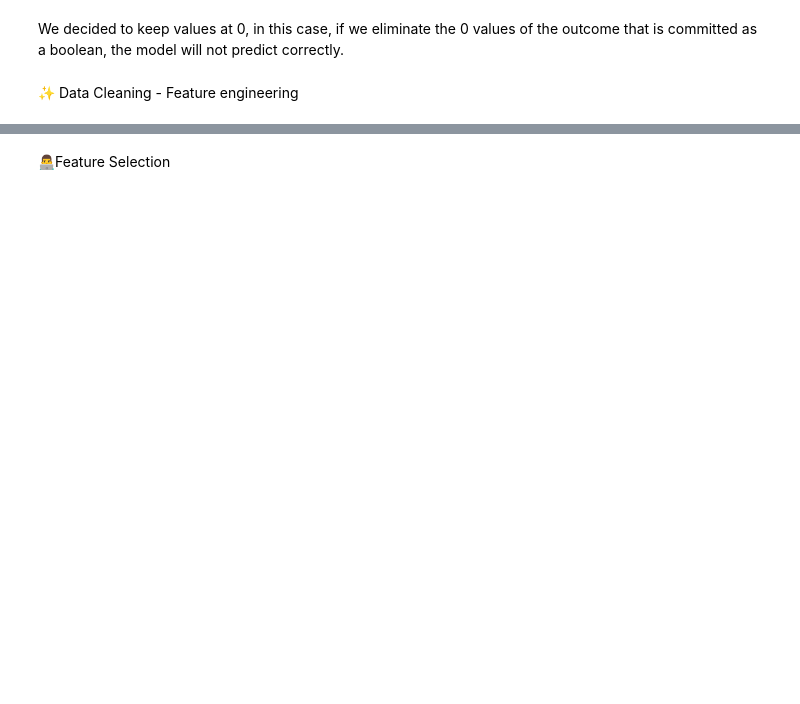
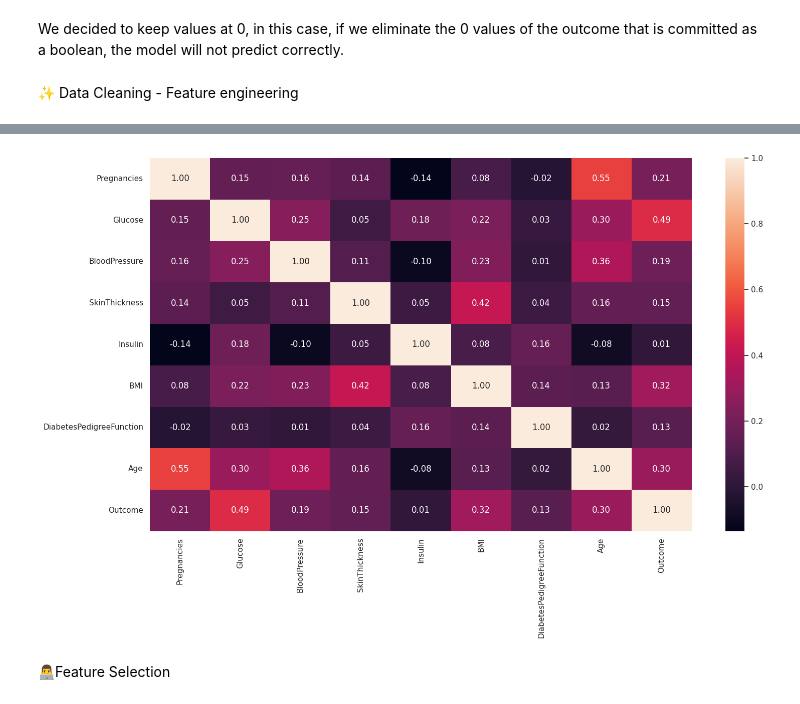
Before and after one commit to Munchkinland/Decision-Tree, a Jupyter notebook: src/explore.ipynb, the cells around one changed output, grey strips where cells are left out. Cells and saved outputs as stored; diff of their text form; code cells hidden in the pictures; blank space fills up the shorter version.

```diff
--- a/src/explore.ipynb
+++ b/src/explore.ipynb
@@ -578,2 +567,23 @@ total_data.head()
+# %%
+# Outliers Cleaning
+
+total_data = total_data[(total_data['Glucose'] > 0) & (total_data['BloodPressure'] > 40) & (total_data['BMI'] > 3) & (total_data['SkinThickness'] < 33 )]
+# %%
+# Heatmap of Dataset
+
+# Draw Figure
+fig, axis = plt.subplots(figsize=(16, 10))
+
+# Plot Heatmap
+
+sns.heatmap(total_data.corr(), annot=True, fmt='.2f')
+
+# Adjust Plot
+plt.tight_layout()
+
+#Show Plot
+plt.show()
+# %% [output]
+[figure, added]
 # %% [markdown]
 👨‍💻Feature Selection
```
Also changed, not shown: parts of 90 cells of this notebook, 13 other files.
